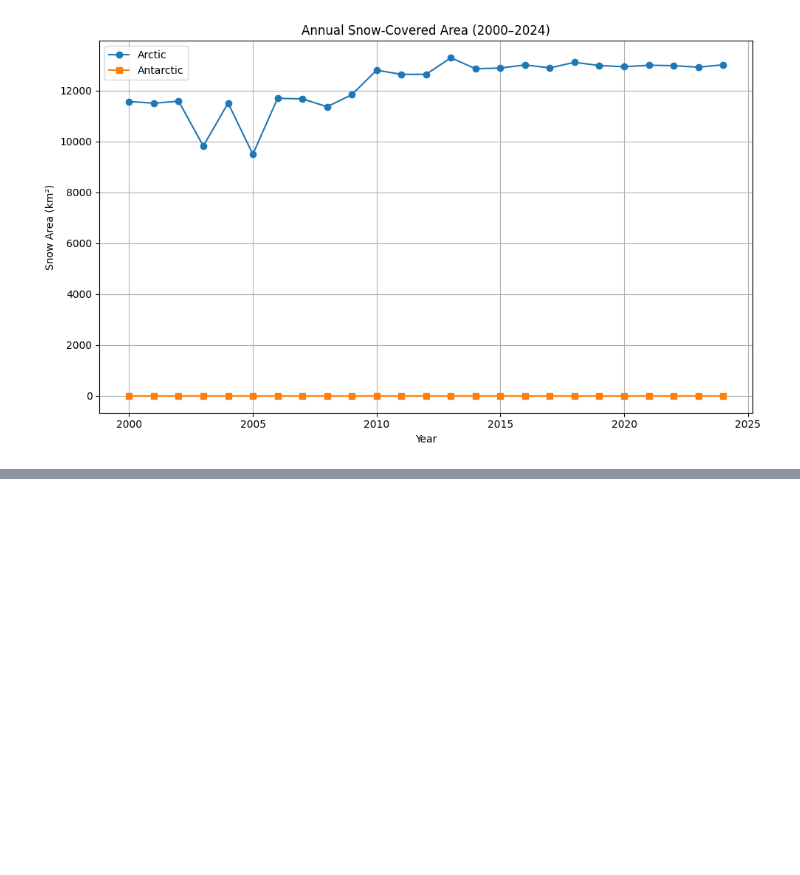
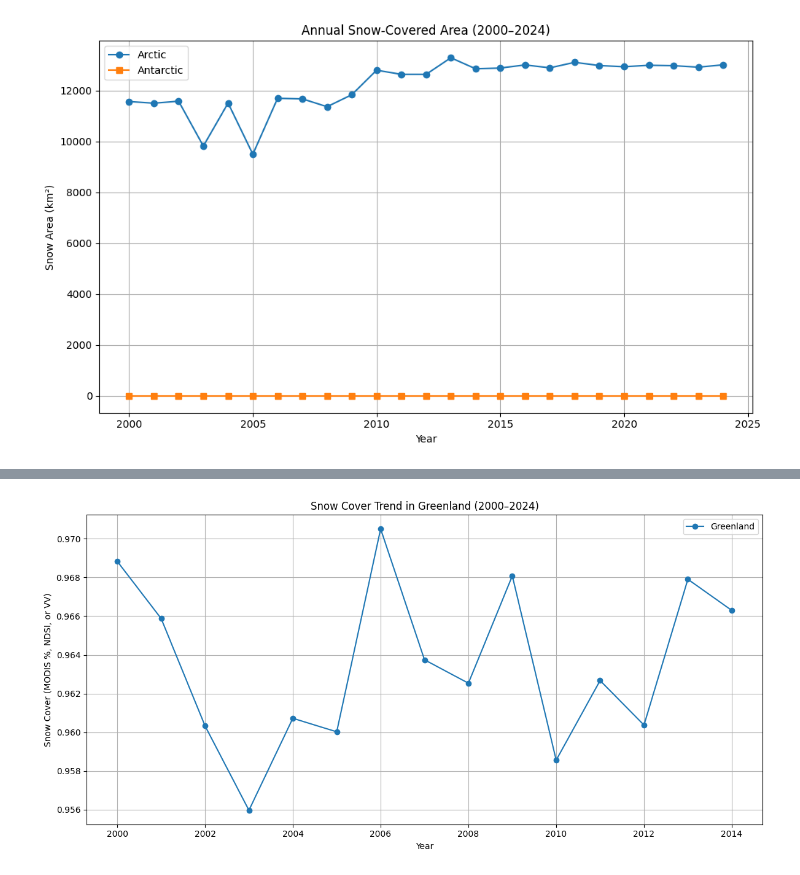
Before and after one commit to JhaAkansha/SnowCapMeltAnalysis, a Jupyter notebook: RS_OEA.ipynb, the cells around one changed output, grey strips where cells are left out. Cells and saved outputs as stored; diff of their text form; code cells hidden in the pictures; blank space fills up the shorter version.

```diff
--- a/RS_OEA.ipynb
+++ b/RS_OEA.ipynb
@@ -223,0 +319,90 @@ Processing 2018...
+# %%
+import ee
+import matplotlib.pyplot as plt
+
+# Pick ONE region to speed up testing (e.g., Arctic)
+region = ee.Geometry.Polygon([[[-52, 59], [-52, 84], [-10, 84], [-10, 59], [-52, 59]]])
+region_name = "Greenland"
+
+years = list(range(2000, 2025))
+values = []
+
+def get_snow_metric(region, year):
+    try:
+        if year < 2015:
+            modis = ee.ImageCollection('MODIS/006/MOD10A1') \
+                .filterDate(f'{year}-01-01', f'{year}-12-31') \
+                .filterBounds(region) \
+                .select('NDSI_Snow_Cover')
+            snow = modis.map(lambda img: img.gt(0).rename('snow')).mean()
+            stats = snow.reduceRegion(
+                reducer=ee.Reducer.mean(),
+                geometry=region,
+                scale=5000,
+                maxPixels=1e13,
+                tileScale=16
+            )
+            return stats.get('snow').getInfo()
+
+        else:
+            s2 = ee.ImageCollection('COPERNICUS/S2_SR') \
+                .filterDate(f'{year}-06-01', f'{year}-09-30') \
+                .filterBounds(region) \
+                .filter(ee.Filter.lt('CLOUDY_PIXEL_PERCENTAGE', 20)) \
+                .map(lambda img: img.normalizedDifference(['B3', 'B11']).rename('NDSI'))
+
+            if s2.size().getInfo() > 0:
+                ndsi = s2.median()
+                snow = ndsi.gt(0.1)
+                stats = snow.reduceRegion(
+                    reducer=ee.Reducer.mean(),
+                    geometry=region,
+                    scale=20,
+                    maxPixels=1e13,
+                    tileScale=16
+                )
+                return stats.get('NDSI').getInfo()
+
+            # Fallback: Sentinel-1 VV
+            s1 = ee.ImageCollection('COPERNICUS/S1_GRD') \
+                .filterDate(f'{year}-06-01', f'{year}-09-30') \
+                .filterBounds(region) \
+                .filter(ee.Filter.eq('instrumentMode', 'IW')) \
+                .filter(ee.Filter.listContains('transmitterReceiverPolarisation', 'VV')) \
+                .select('VV')
+
+            if s1.size().getInfo() > 0:
+                median = s1.median()
+                stats = median.reduceRegion(
+                    reducer=ee.Reducer.mean(),
+                    geometry=region,
+                    scale=20,
+                    maxPixels=1e13,
+                    tileScale=16
+                )
+                return stats.get('VV').getInfo()
+
+    except Exception as e:
+        print(f"    ⚠️ {year} failed: {e}")
+        return None
+
+
+# Process the selected region
+print(f"🔍 Processing region: {region_name}")
+for year in years:
+    print(f"  Year {year}...", end='')
+    val = get_snow_metric(region, year)
+    values.append(val)
+    print("✅" if val is not None else "—")
+
+# Plot the results
+plt.figure(figsize=(12, 6))
+plt.plot(years, values, marker='o', label=region_name)
+plt.xlabel('Year')
+plt.ylabel('Snow Cover (MODIS %, NDSI, or VV)')
+plt.title(f'Snow Cover Trend in {region_name} (2000–2024)')
+plt.grid(True)
+plt.legend()
+plt.tight_layout()
+plt.show()
+# %% [output]
@@ -223,0 +426 @@ Processing 2018...
+[figure, added]
```
Also changed, not shown: parts of 8 cells of this notebook.
